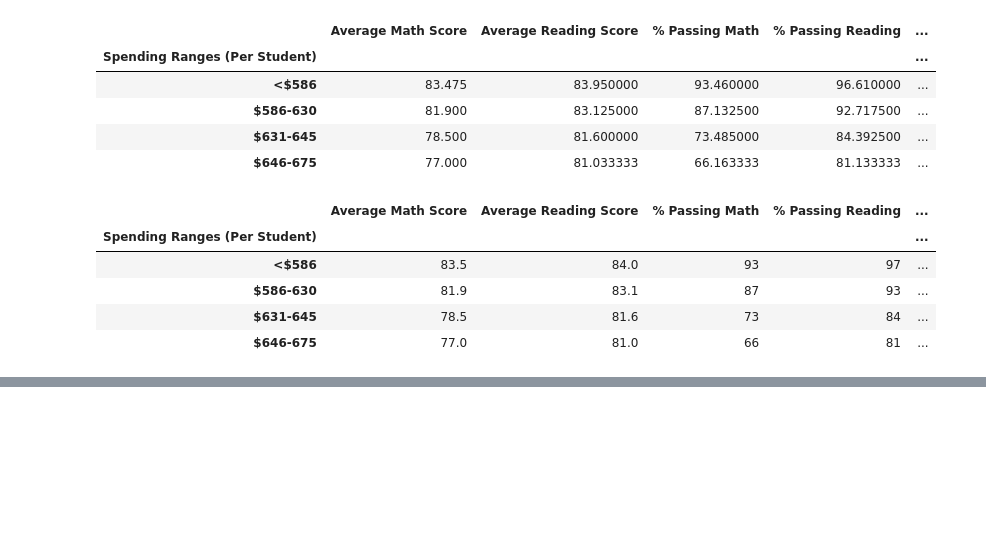
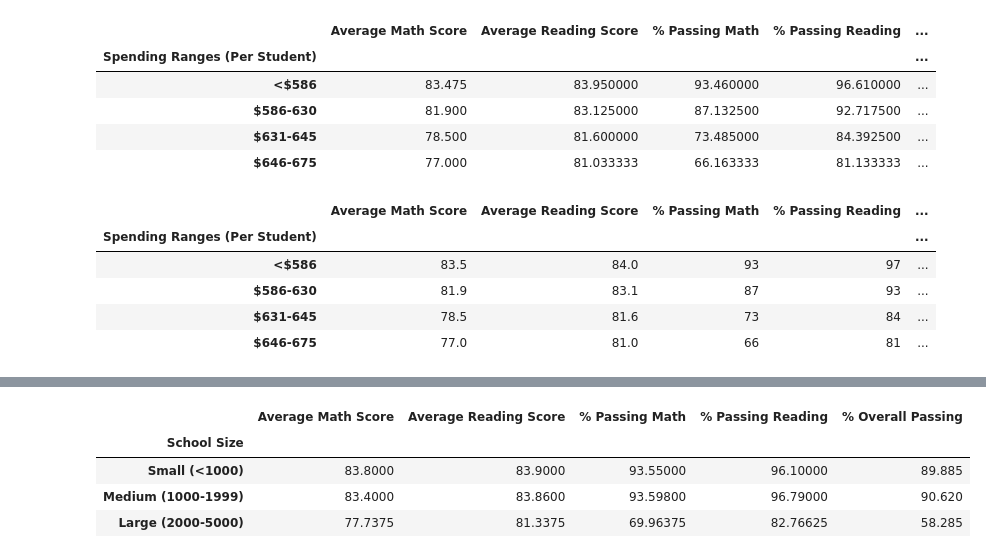
Before and after one commit to monikatomhave/School_District_Analysis, a Jupyter notebook: PyCitySchools.ipynb, the cells around one changed output, grey strips where cells are left out. Drawn from its saved outputs; the diff is of its cells as text; code cells hidden in the pictures; blank space fills up the shorter version.

Commit message:
Add files via upload
scores by school size

```diff
--- a/PyCitySchools.ipynb
+++ b/PyCitySchools.ipynb
@@ -1420,0 +1477,9 @@ spending_summary_df
+# %%
+# Catagorize spending based on the bins.  4.12.2
+#per_school_summary_df["Spending Ranges (Per Student)"] = pd.cut(per_school_capita, spending_bins, labels = group_names)
+
+per_school_summary_df["School Size"] = pd.cut(per_school_summary_df["Total Students"], size_bins, labels = group_size)
+
+per_school_summary_df["Total Students"] = per_school_summary_df["Total Students"].map("{:.0f}".format)
+
+per_school_summary_df.head()
@@ -1420,0 +1493,31 @@ spending_summary_df
+# %%
+# 4.12.3  group by school size
+
+# Calculate averages for the desired columns.
+size_math_scores = per_school_summary_df.groupby(["School Size"]).mean()["Average Math Score"]
+
+size_reading_scores = per_school_summary_df.groupby(["School Size"]).mean()["Average Reading Score"]
+
+size_passing_math = per_school_summary_df.groupby(["School Size"]).mean()["% Passing Math"]
+
+size_passing_reading = per_school_summary_df.groupby(["School Size"]).mean()["% Passing Reading"]
+
+size_overall_passing = per_school_summary_df.groupby(["School Size"]).mean()["% Overall Passing"]
+# %%
+#4.12.4 create a DataFrame for the scores by School Size
+
+# Assemble into DataFrame.
+size_summary_df = pd.DataFrame({
+          "Average Math Score" : size_math_scores,
+          "Average Reading Score": size_reading_scores,
+          "% Passing Math": size_passing_math,
+          "% Passing Reading": size_passing_reading,
+          "% Overall Passing": size_overall_passing})
+
+size_summary_df
+# %% [output]
+|  | Average Math Score | Average Reading Score | % Passing Math | % Passing Reading | % Overall Passing |
+| School Size |  |  |  |  |  |
+| Small (<1000) | 83.8000 | 83.9000 | 93.55000 | 96.10000 | 89.885 |
+| Medium (1000-1999) | 83.4000 | 83.8600 | 93.59800 | 96.79000 | 90.620 |
+| Large (2000-5000) | 77.7375 | 81.3375 | 69.96375 | 82.76625 | 58.285 |
```
Also changed, not shown: parts of 4 cells of this notebook.
